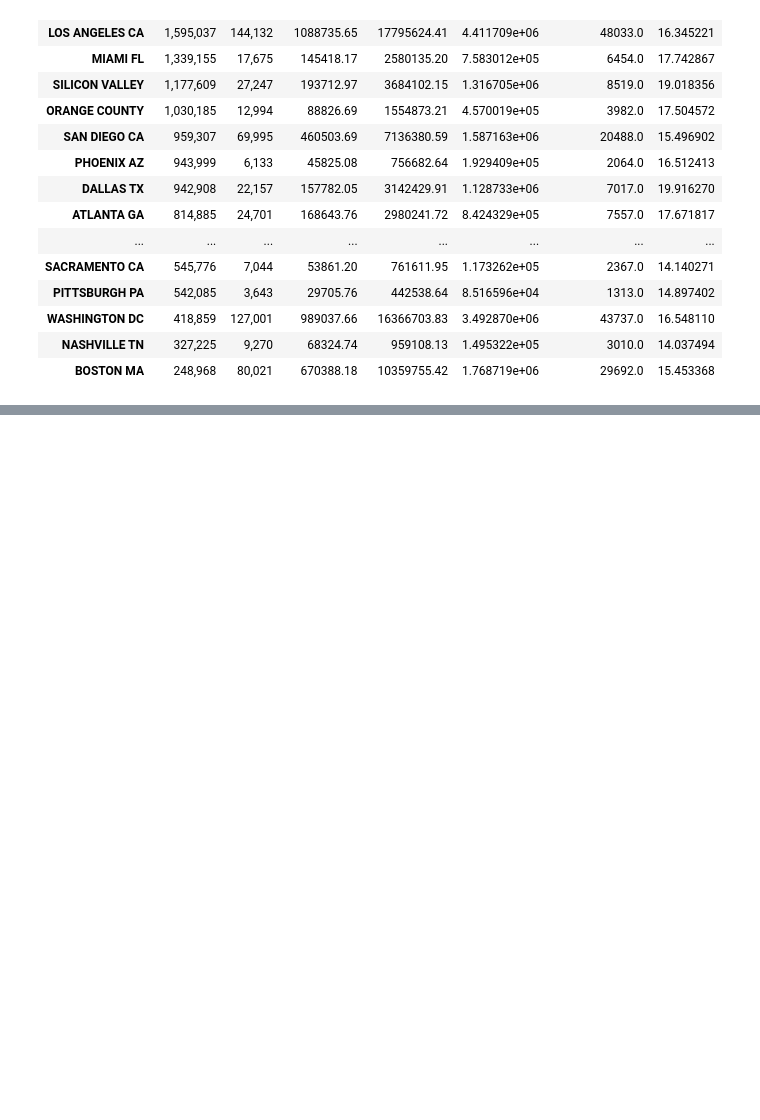
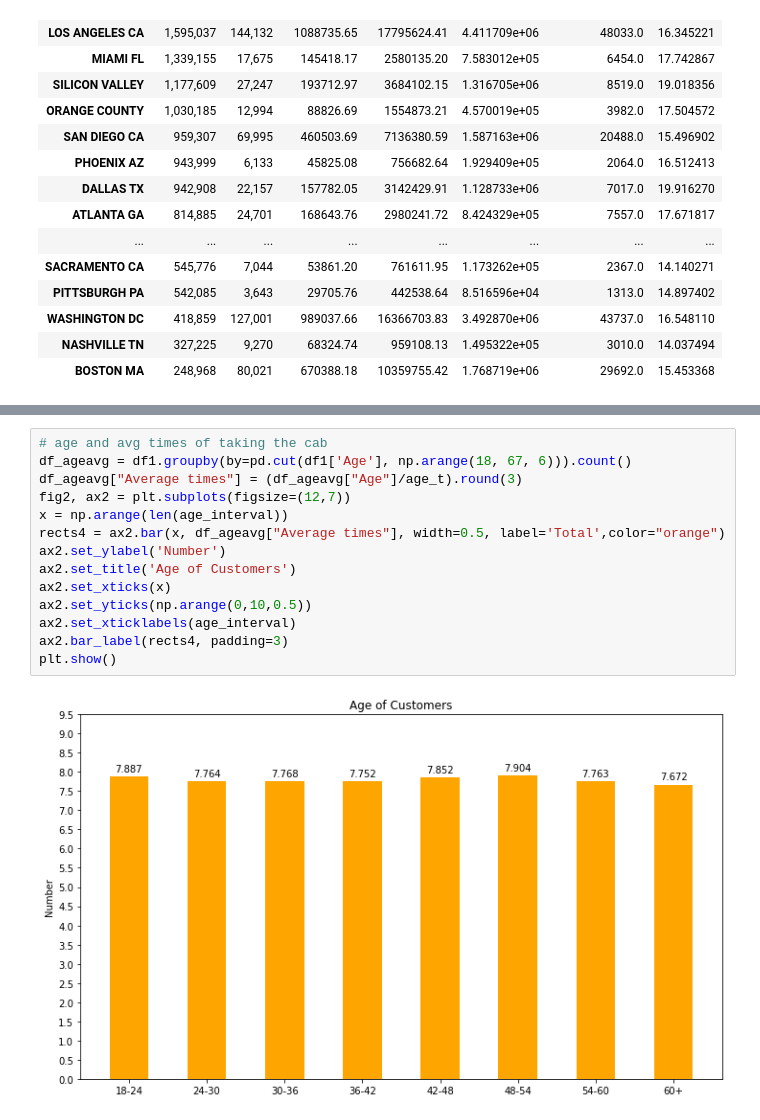
Before and after one commit to richardzzhang/Cab, a Jupyter notebook: Cab.ipynb, the cells around one changed output, grey strips where cells are left out. Cells and saved outputs as stored; diff of their text form; blank space fills up the shorter version.

```diff
--- a/Cab.ipynb
+++ b/Cab.ipynb
@@ -65,0 +115,16 @@ df2
+# %%
+# age and avg times of taking the cab
+df_ageavg = df1.groupby(by=pd.cut(df1['Age'], np.arange(18, 67, 6))).count()
+df_ageavg["Average times"] = (df_ageavg["Age"]/age_t).round(3)
+fig2, ax2 = plt.subplots(figsize=(12,7))
+x = np.arange(len(age_interval))
+rects4 = ax2.bar(x, df_ageavg["Average times"], width=0.5, label='Total',color="orange")
+ax2.set_ylabel('Number')
+ax2.set_title('Age of Customers')
+ax2.set_xticks(x)
+ax2.set_yticks(np.arange(0,10,0.5))
+ax2.set_xticklabels(age_interval)
+ax2.bar_label(rects4, padding=3)
+plt.show()
+# %% [output]
+[figure, added]
```
Also changed, not shown: parts of 4 cells of this notebook.
